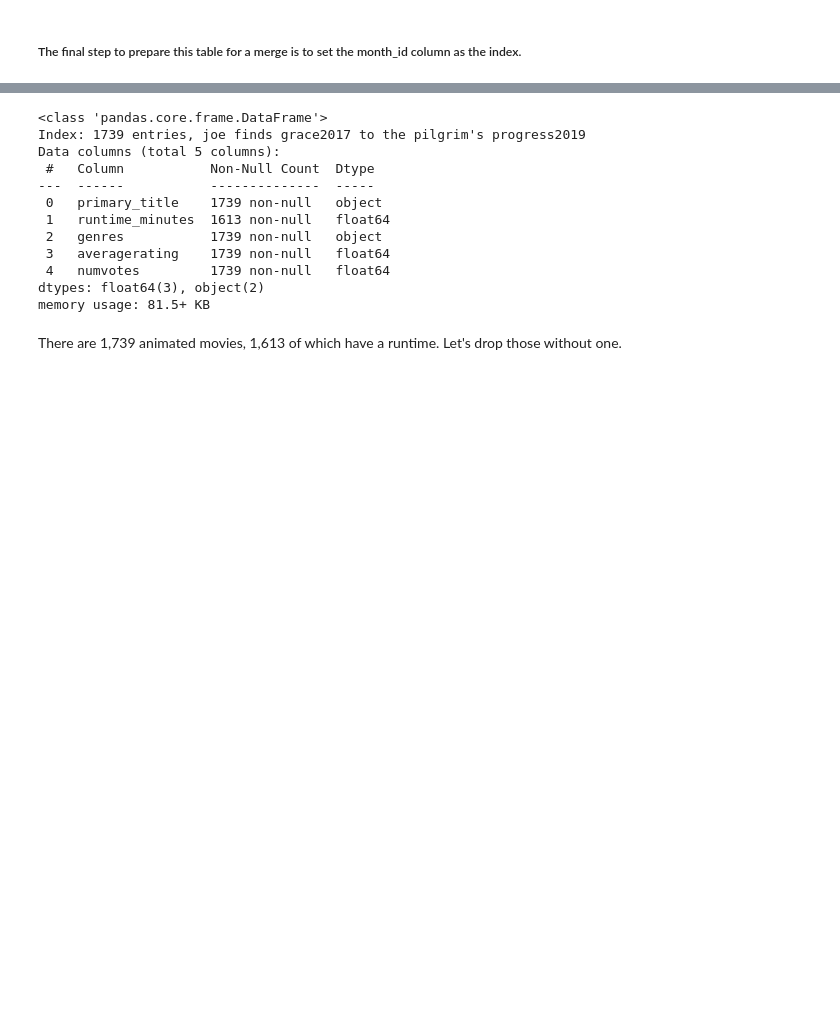
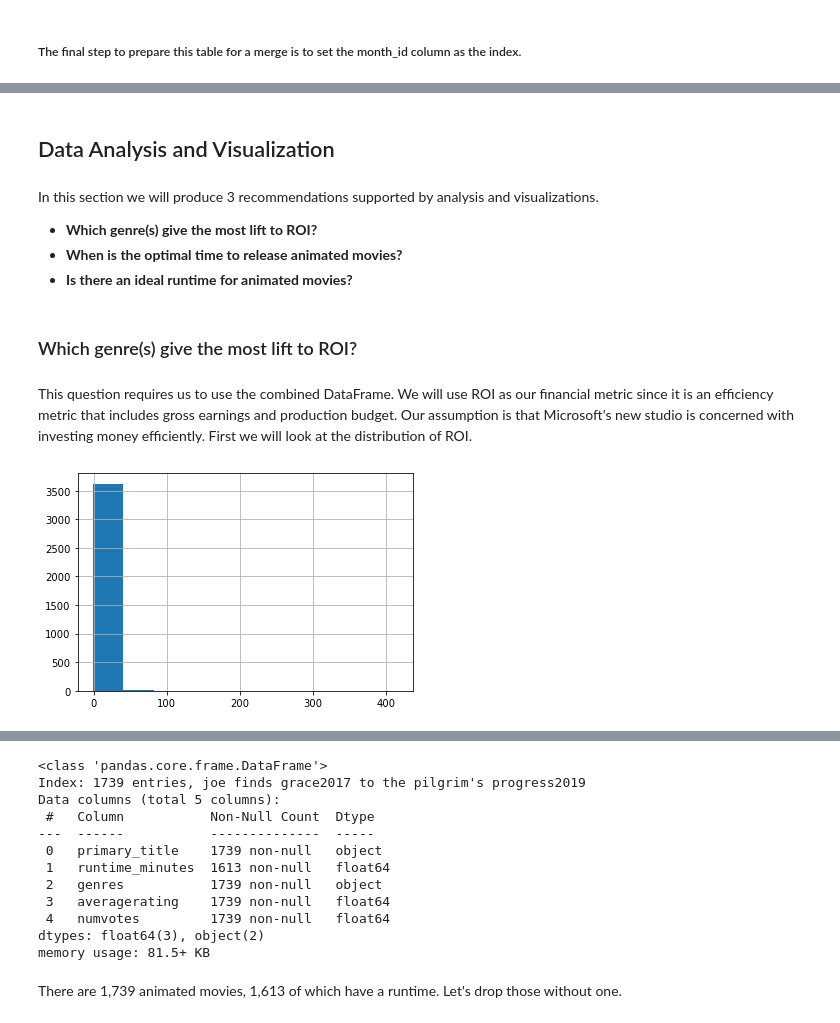
Before and after one commit to austint1121/VenusMovieAnalysis, a Jupyter notebook: Final_Notebook.ipynb, the cells around one changed output, grey strips where cells are left out. Saved outputs shown, nothing was run; the diff lists cells and outputs as text; code cells hidden in the pictures; blank space fills up the shorter version.

```diff
--- a/Final_Notebook.ipynb
+++ b/Final_Notebook.ipynb
@@ -1756,0 +1428,15 @@ Let's work with our recommendation of animated movies and see how the number of
+# %% [markdown]
+## Data Analysis and Visualization
+# %% [markdown]
+In this section we will produce 3 recommendations supported by analysis and visualizations.
+- **Which genre(s) give the most lift to ROI?**
+- **When is the optimal time to release animated movies?**
+- **Is there an ideal runtime for animated movies?**
+# %% [markdown]
+### Which genre(s) give the most lift to ROI?
+# %% [markdown]
+This question requires us to use the combined DataFrame. We will use ROI as our financial metric since it is an efficiency metric that includes gross earnings and production budget. Our assumption is that Microsoft's new studio is concerned with investing money efficiently. First we will look at the distribution of ROI.
+# %%
+imdb_tn['worldwide_ROI'].hist();
+# %% [output]
+[figure, added]
```
Also changed, not shown: parts of 139 cells of this notebook.
